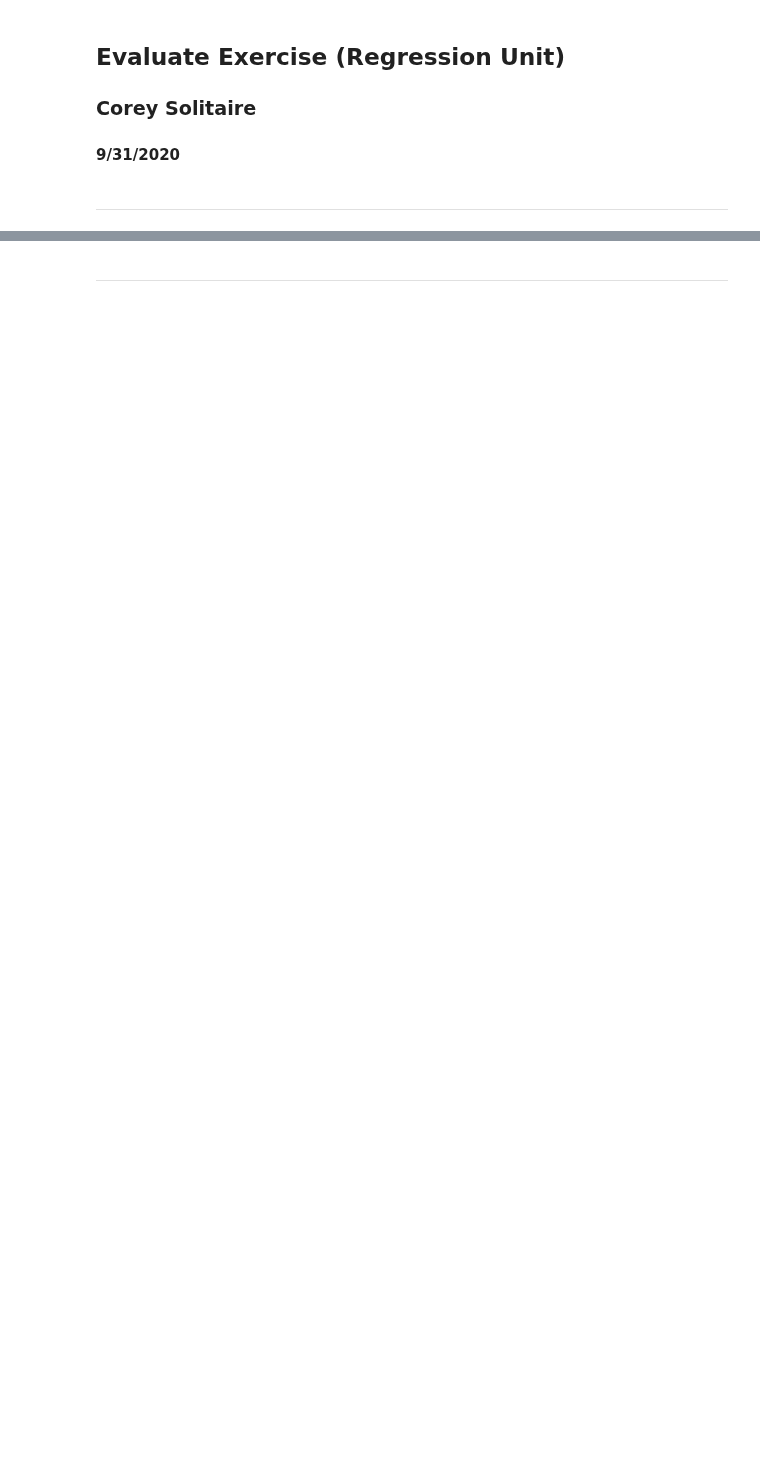
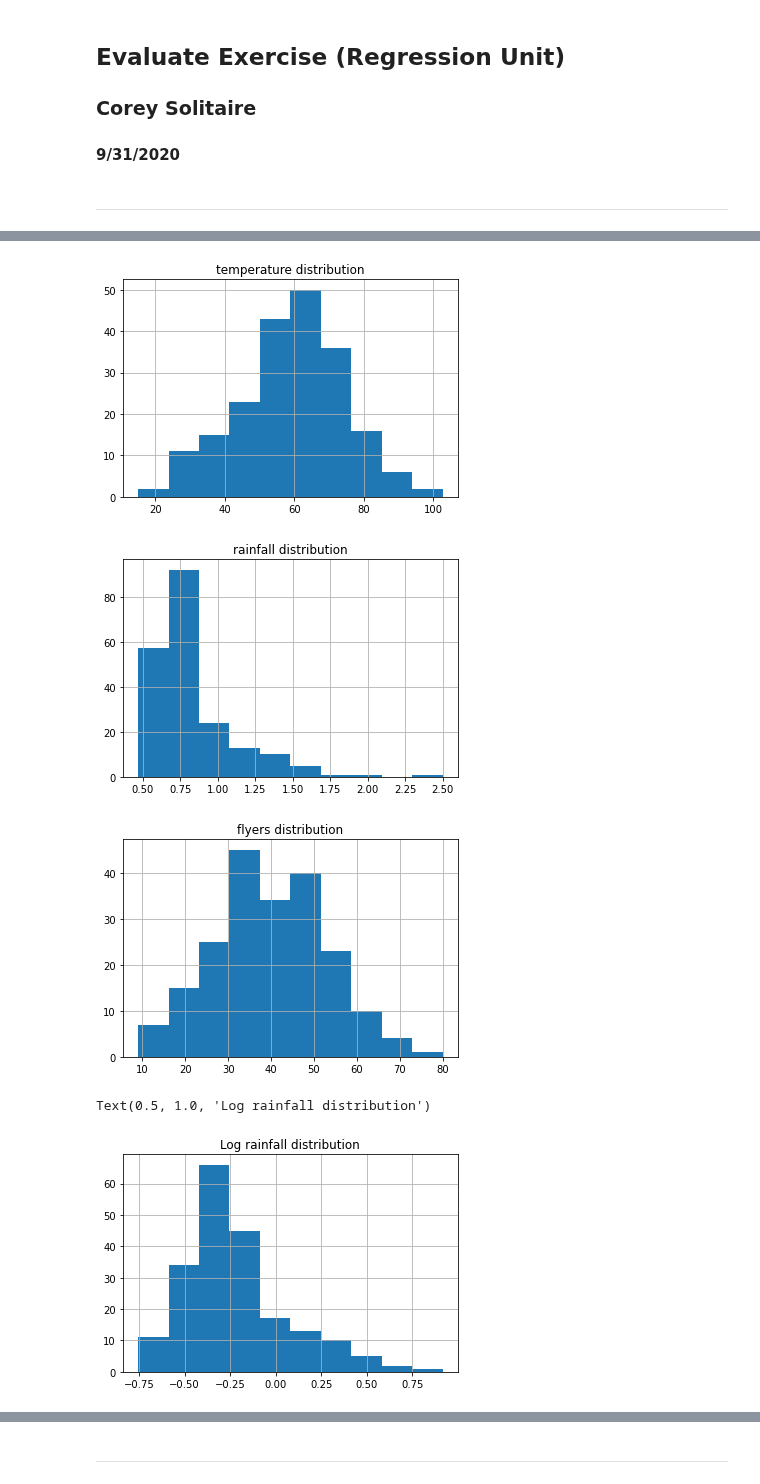
Before and after one commit to CSolitaire/regression-exercises, a Jupyter notebook: evaluate.ipynb, the cells around one changed output, grey strips where cells are left out. Drawn from its saved outputs; the diff is of its cells as text; code cells hidden in the pictures; blank space fills up the shorter version.

```diff
--- a/evaluate.ipynb
+++ b/evaluate.ipynb
@@ -23,0 +83,19 @@ warnings.filterwarnings('ignore')
+# %%
+# Examine Distributions (hist)
+train.temperature.hist()
+plt.title('temperature distribution')
+plt.show()
+train.rainfall.hist()
+plt.title('rainfall distribution')
+plt.show()
+train.flyers.hist()
+plt.title('flyers distribution')
+plt.show()
+train.log_rainfall.hist()
+plt.title('Log rainfall distribution')
+# %% [output]
+[figure, added]
+[figure, added]
+[figure, added]
+Text(0.5, 1.0, 'Log rainfall distribution')
+[figure, added]
```
Also changed, not shown: parts of 81 cells of this notebook.
